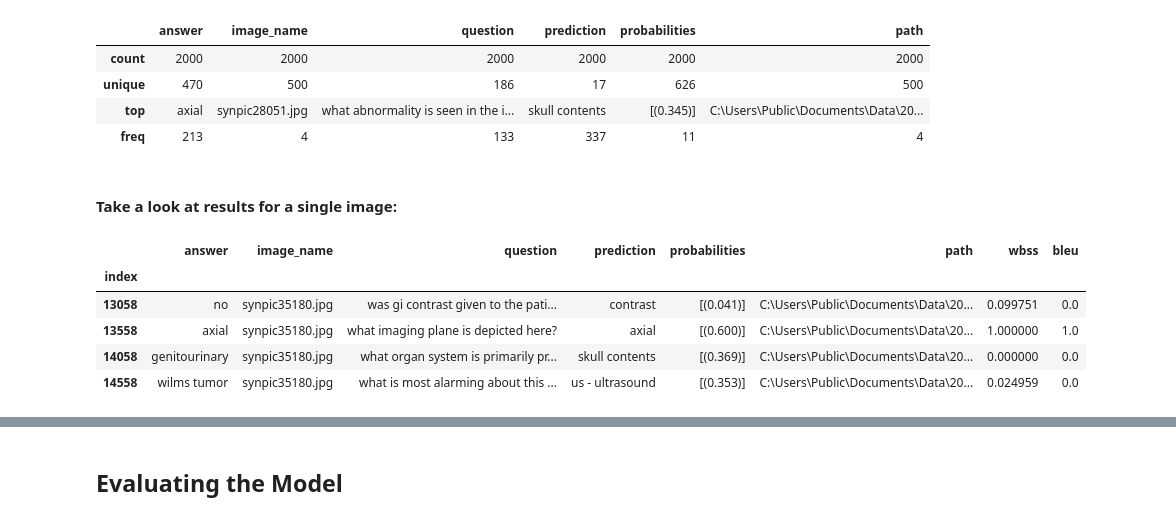
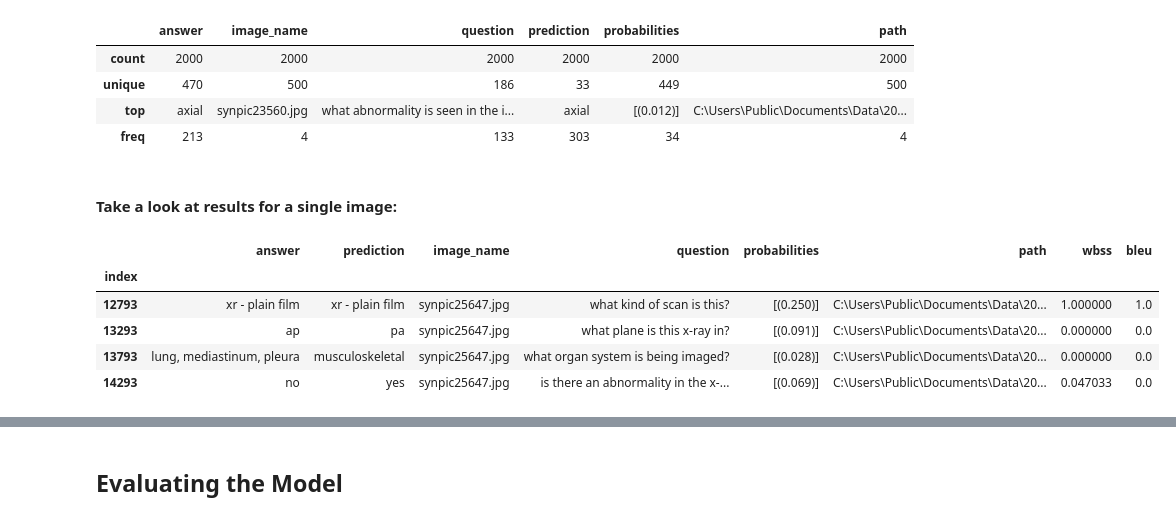
Before and after one commit to turner11/VQA-MED, a Jupyter notebook: VQA-MED/VQA.Python/5_predicting.ipynb, the cells around one changed output, grey strips where cells are left out. Cells and saved outputs as stored; diff of their text form; code cells hidden in the pictures.

```diff
--- a/VQA-MED/VQA.Python/5_predicting.ipynb
+++ b/VQA-MED/VQA.Python/5_predicting.ipynb
@@ -34,7 +40,7 @@ import  vqa_logger
 logger = logging.getLogger(__name__)
 import IPython
 # %%
-model_id = None#int(model_id)
+model_id = 5#int(model_id)
 mp = DefaultVqaModelPredictor(model_id)
 mp
 # %% [output]
@@ -84,33 +102,36 @@ df_predictions.describe()
 # %% [output]
 |  | answer | image_name | question | prediction | probabilities | path |
 | count | 2000 | 2000 | 2000 | 2000 | 2000 | 2000 |
-| unique | 470 | 500 | 186 | 17 | 626 | 500 |
-| top | axial | synpic28051.jpg | what abnormality is seen in the i... | skull contents | [(0.345)] | C:\Users\Public\Documents\Data\20... |
-| freq | 213 | 4 | 133 | 337 | 11 | 4 |
+| unique | 470 | 500 | 186 | 33 | 449 | 500 |
+| top | axial | synpic23560.jpg | what abnormality is seen in the i... | axial | [(0.012)] | C:\Users\Public\Documents\Data\20... |
+| freq | 213 | 4 | 133 | 303 | 34 | 4 |
 # %% [markdown]
 #### Take a look at results for a single image:
 # %%
 
 image_name = df_predictions.image_name.sample(1).values[0]
 
 df_image = df_predictions[df_predictions.image_name == image_name]
 # print(f'Result: {set(df_image.prediction)}')
 
 image_path = df_image.path.values[0]
 
 def get_row_evaluation(row, metric):
     return VqaMedEvaluatorBase.get_all_evaluation(predictions=[row.prediction], ground_truth=[row.answer])[metric]
 
+sorted_cols = sorted(df_image.columns, key=lambda s: s not  in ['answer', 'prediction'])
+df_image = df_image[sorted_cols]
+
 df_image['wbss'] = df_image.apply(lambda row: get_row_evaluation(row, 'wbss'), axis=1)
 df_image['bleu'] = df_image.apply(lambda row: get_row_evaluation(row, 'bleu'), axis=1)
 df_image
 # %% [output]
-|  | answer | image_name | question | prediction | probabilities | path | wbss | bleu |
+|  | answer | prediction | image_name | question | probabilities | path | wbss | bleu |
 | index |  |  |  |  |  |  |  |  |
-| 13058 | no | synpic35180.jpg | was gi contrast given to the pati... | contrast | [(0.041)] | C:\Users\Public\Documents\Data\20... | 0.099751 | 0.0 |
-| 13558 | axial | synpic35180.jpg | what imaging plane is depicted here? | axial | [(0.600)] | C:\Users\Public\Documents\Data\20... | 1.000000 | 1.0 |
-| 14058 | genitourinary | synpic35180.jpg | what organ system is primarily pr... | skull contents | [(0.369)] | C:\Users\Public\Documents\Data\20... | 0.000000 | 0.0 |
-| 14558 | wilms tumor | synpic35180.jpg | what is most alarming about this ... | us - ultrasound | [(0.353)] | C:\Users\Public\Documents\Data\20... | 0.024959 | 0.0 |
+| 12793 | xr - plain film | xr - plain film | synpic25647.jpg | what kind of scan is this? | [(0.250)] | C:\Users\Public\Documents\Data\20... | 1.000000 | 1.0 |
+| 13293 | ap | pa | synpic25647.jpg | what plane is this x-ray in? | [(0.091)] | C:\Users\Public\Documents\Data\20... | 0.000000 | 0.0 |
+| 13793 | lung, mediastinum, pleura | musculoskeletal | synpic25647.jpg | what organ system is being imaged? | [(0.028)] | C:\Users\Public\Documents\Data\20... | 0.000000 | 0.0 |
+| 14293 | no | yes | synpic25647.jpg | is there an abnormality in the x-... | [(0.069)] | C:\Users\Public\Documents\Data\20... | 0.047033 | 0.0 |
 # %%
 from IPython.display import Image, HTML, display_html
 image = Image(filename = image_path, width=400, height=400)
```
Also changed, not shown: parts of 13 cells of this notebook, 1 other file.
